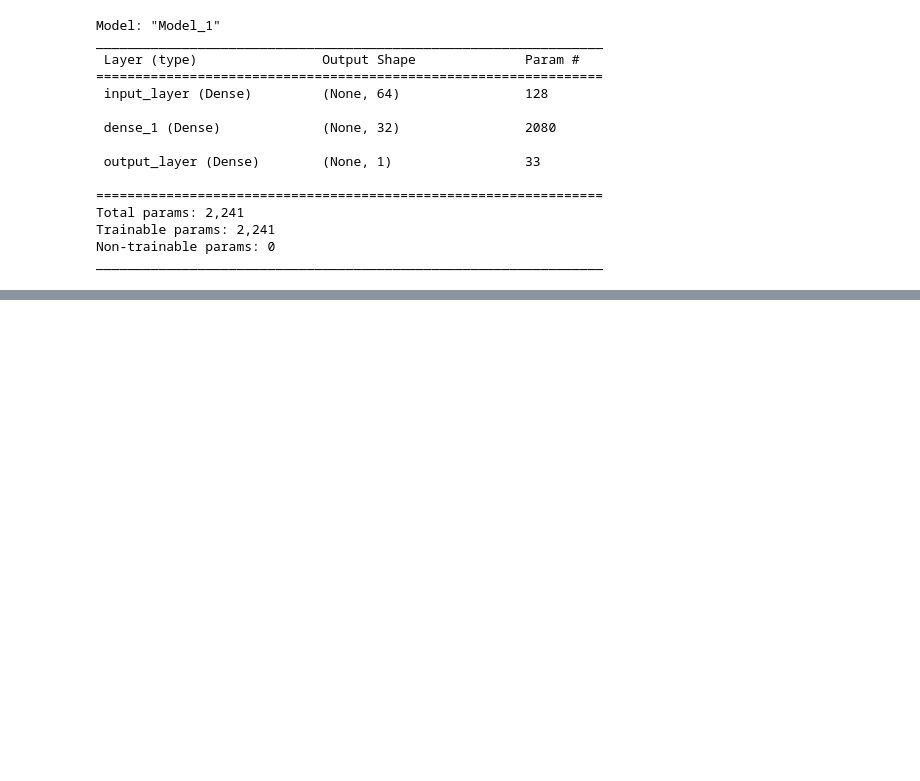
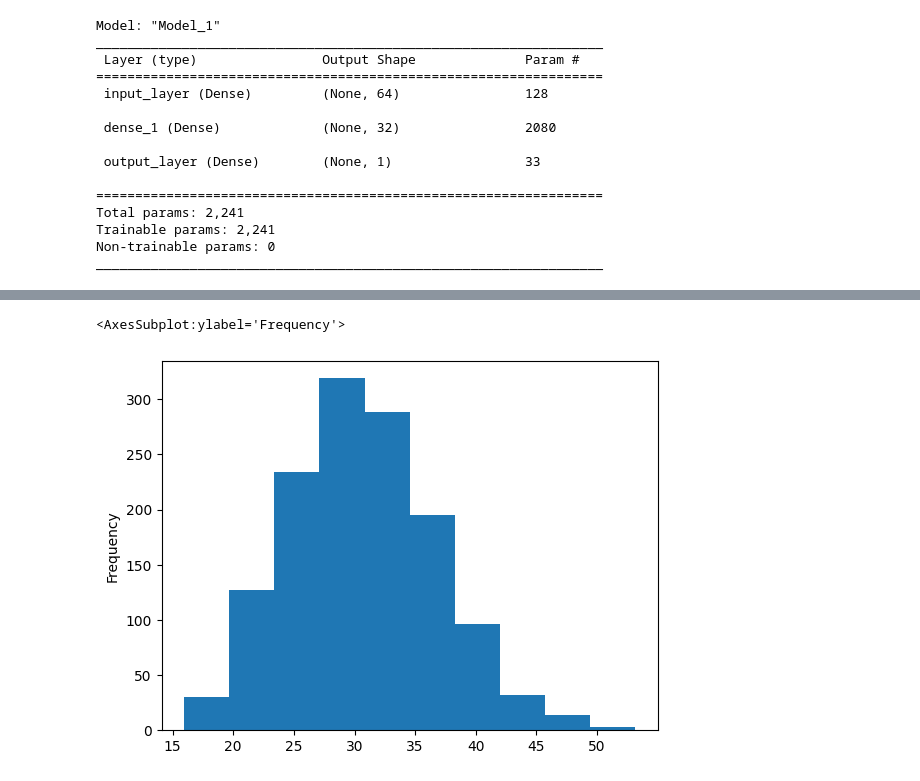
Before and after one commit to TheSeer507/MLJourney, a Jupyter notebook: 01_Neural_network_regression_with_tensorflow_video.ipynb, the cells around one changed output, grey strips where cells are left out. Cells and saved outputs as stored; diff of their text form; code cells hidden in the pictures; blank space fills up the shorter version.

```diff
--- a/01_Neural_network_regression_with_tensorflow_video.ipynb
+++ b/01_Neural_network_regression_with_tensorflow_video.ipynb
@@ -733,0 +1058,5 @@ mae_3, mse_3
+# %%
+X["bmi"].plot(kind="hist")
+# %% [output]
+<AxesSubplot:ylabel='Frequency'>
+[figure, added]
```
Also changed, not shown: parts of 94 cells of this notebook.
